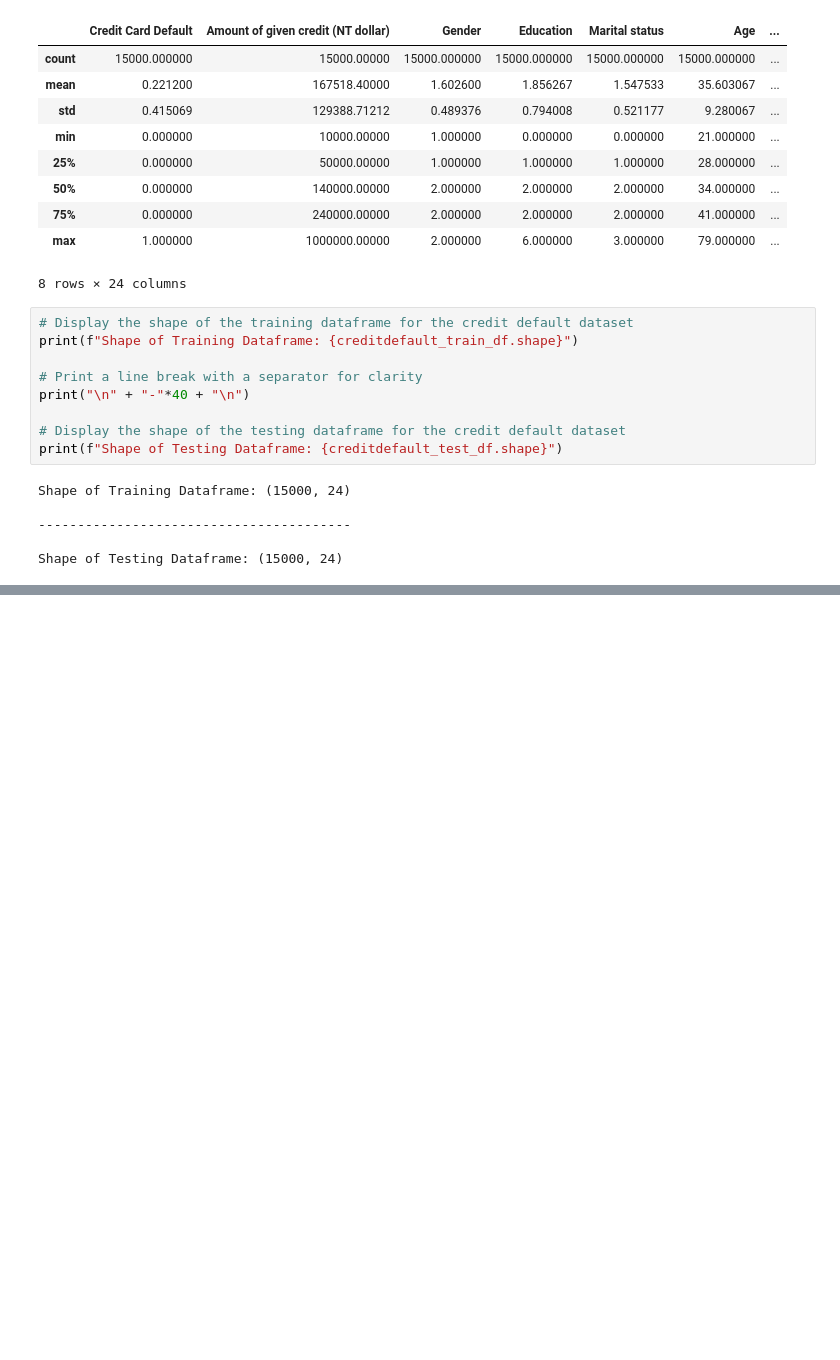
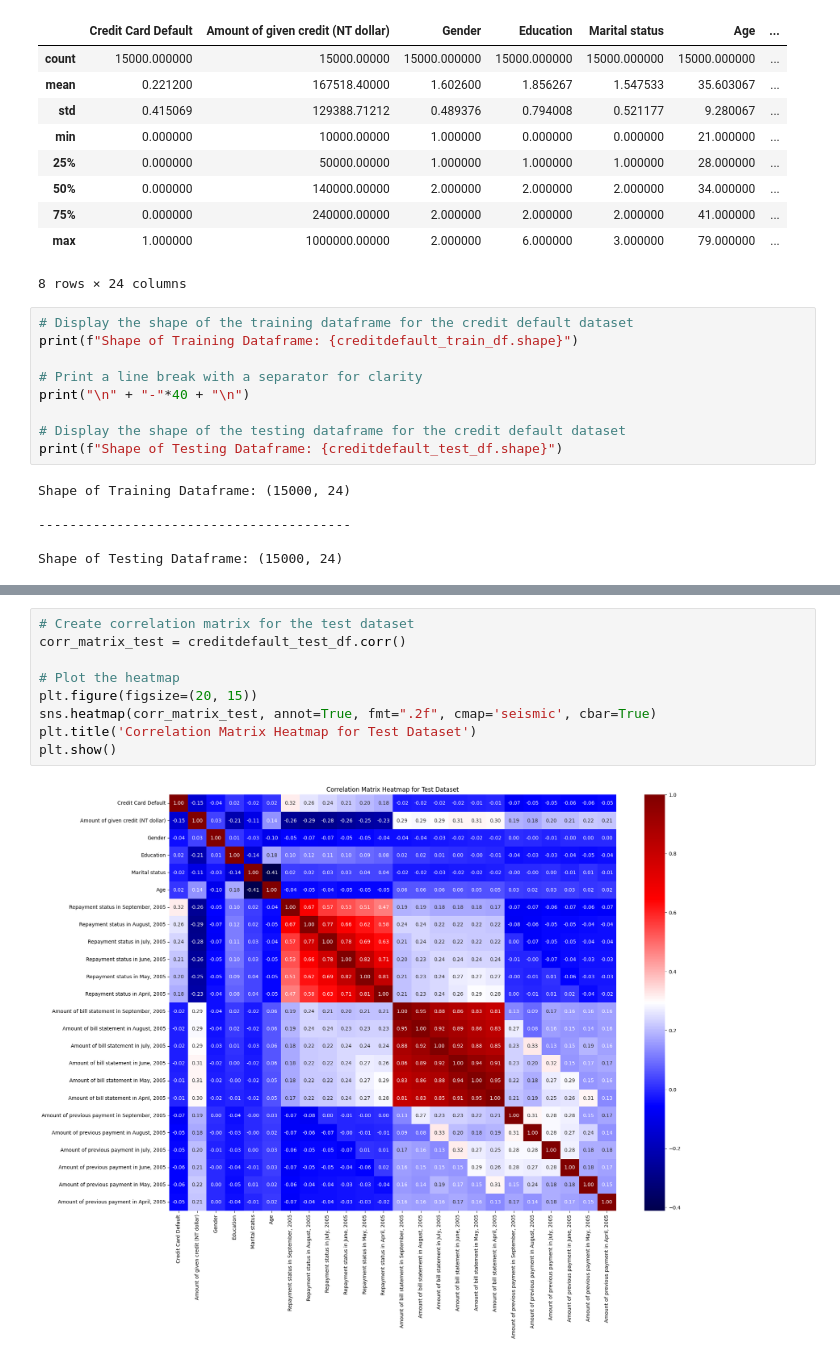
Before and after one commit to rmara001/Data-Mining-Assignment, a Jupyter notebook: Part2.ipynb, the cells around one changed output, grey strips where cells are left out. Cells and saved outputs as stored; diff of their text form; blank space fills up the shorter version.

```diff
--- a/Part2.ipynb
+++ b/Part2.ipynb
@@ -208,0 +262,11 @@ Shape of Testing Dataframe: (15000, 24)
+# %%
+# Create correlation matrix for the test dataset
+corr_matrix_test = creditdefault_test_df.corr()
+
+# Plot the heatmap
+plt.figure(figsize=(20, 15))
+sns.heatmap(corr_matrix_test, annot=True, fmt=".2f", cmap='seismic', cbar=True)
+plt.title('Correlation Matrix Heatmap for Test Dataset')
+plt.show()
+# %% [output]
+[figure, added]
```
Also changed, not shown: parts of 16 cells of this notebook.
